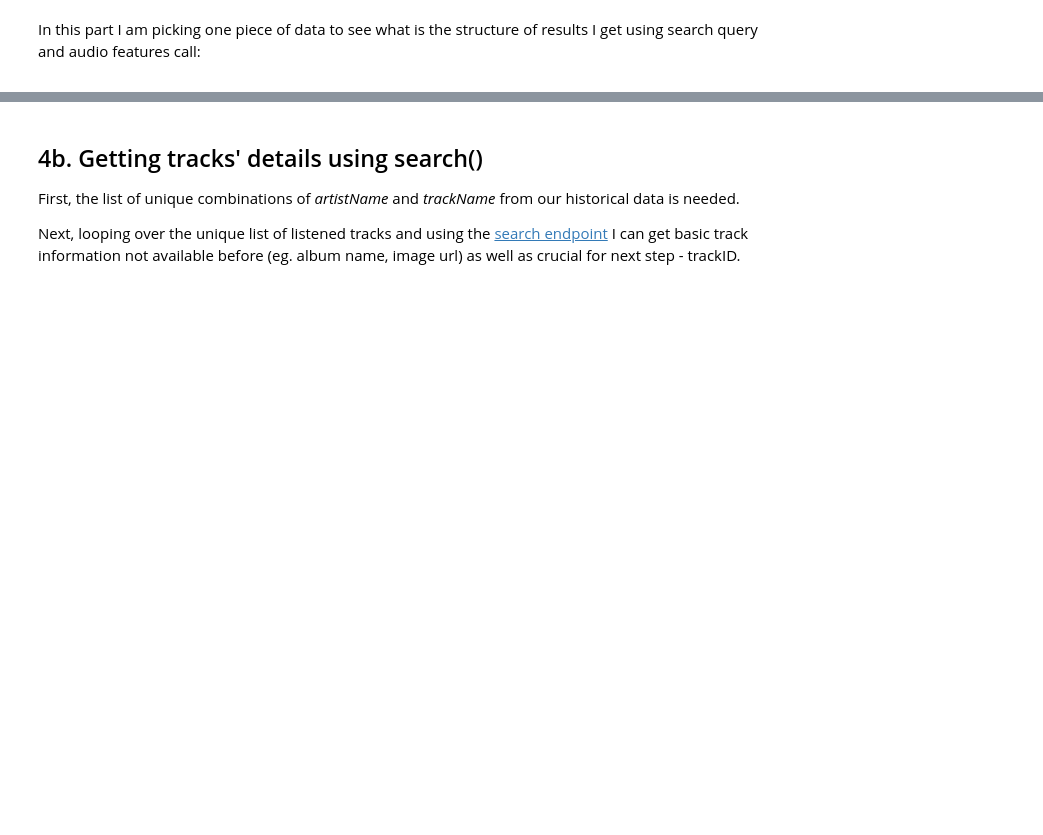
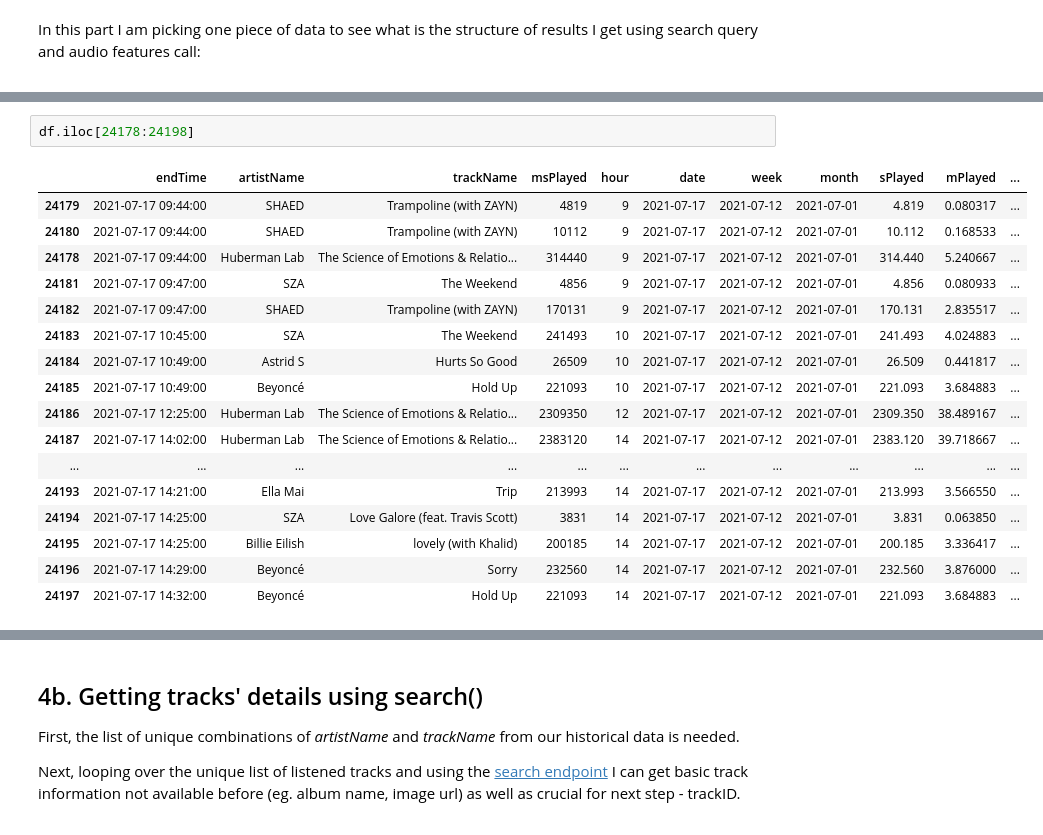
Before and after one commit to karolinastawicka/my-spotify-wrapped, a Jupyter notebook: notebooks/1. Data Prep.ipynb, the cells around one changed output, grey strips where cells are left out. Drawn from its saved outputs; the diff is of its cells as text; blank space fills up the shorter version.

```diff
--- a/notebooks/1. Data Prep.ipynb
+++ b/notebooks/1. Data Prep.ipynb
@@ -286,3 +306,23 @@ In this part I am picking one piece of data to see what is the structure of resu
+# %%
+df.iloc[24178:24198]
+# %% [output]
+|  | endTime | artistName | trackName | msPlayed | hour | date | week | month | sPlayed | mPlayed | ... |
+| 24179 | 2021-07-17 09:44:00 | SHAED | Trampoline (with ZAYN) | 4819 | 9 | 2021-07-17 | 2021-07-12 | 2021-07-01 | 4.819 | 0.080317 | ... |
+| 24180 | 2021-07-17 09:44:00 | SHAED | Trampoline (with ZAYN) | 10112 | 9 | 2021-07-17 | 2021-07-12 | 2021-07-01 | 10.112 | 0.168533 | ... |
+| 24178 | 2021-07-17 09:44:00 | Huberman Lab | The Science of Emotions & Relatio... | 314440 | 9 | 2021-07-17 | 2021-07-12 | 2021-07-01 | 314.440 | 5.240667 | ... |
+| 24181 | 2021-07-17 09:47:00 | SZA | The Weekend | 4856 | 9 | 2021-07-17 | 2021-07-12 | 2021-07-01 | 4.856 | 0.080933 | ... |
+| 24182 | 2021-07-17 09:47:00 | SHAED | Trampoline (with ZAYN) | 170131 | 9 | 2021-07-17 | 2021-07-12 | 2021-07-01 | 170.131 | 2.835517 | ... |
+| 24183 | 2021-07-17 10:45:00 | SZA | The Weekend | 241493 | 10 | 2021-07-17 | 2021-07-12 | 2021-07-01 | 241.493 | 4.024883 | ... |
+| 24184 | 2021-07-17 10:49:00 | Astrid S | Hurts So Good | 26509 | 10 | 2021-07-17 | 2021-07-12 | 2021-07-01 | 26.509 | 0.441817 | ... |
+| 24185 | 2021-07-17 10:49:00 | Beyoncé | Hold Up | 221093 | 10 | 2021-07-17 | 2021-07-12 | 2021-07-01 | 221.093 | 3.684883 | ... |
+| 24186 | 2021-07-17 12:25:00 | Huberman Lab | The Science of Emotions & Relatio... | 2309350 | 12 | 2021-07-17 | 2021-07-12 | 2021-07-01 | 2309.350 | 38.489167 | ... |
+| 24187 | 2021-07-17 14:02:00 | Huberman Lab | The Science of Emotions & Relatio... | 2383120 | 14 | 2021-07-17 | 2021-07-12 | 2021-07-01 | 2383.120 | 39.718667 | ... |
+| ... | ... | ... | ... | ... | ... | ... | ... | ... | ... | ... | ... |
+| 24193 | 2021-07-17 14:21:00 | Ella Mai | Trip | 213993 | 14 | 2021-07-17 | 2021-07-12 | 2021-07-01 | 213.993 | 3.566550 | ... |
+| 24194 | 2021-07-17 14:25:00 | SZA | Love Galore (feat. Travis Scott) | 3831 | 14 | 2021-07-17 | 2021-07-12 | 2021-07-01 | 3.831 | 0.063850 | ... |
+| 24195 | 2021-07-17 14:25:00 | Billie Eilish | lovely (with Khalid) | 200185 | 14 | 2021-07-17 | 2021-07-12 | 2021-07-01 | 200.185 | 3.336417 | ... |
+| 24196 | 2021-07-17 14:29:00 | Beyoncé | Sorry | 232560 | 14 | 2021-07-17 | 2021-07-12 | 2021-07-01 | 232.560 | 3.876000 | ... |
+| 24197 | 2021-07-17 14:32:00 | Beyoncé | Hold Up | 221093 | 14 | 2021-07-17 | 2021-07-12 | 2021-07-01 | 221.093 | 3.684883 | ... |
 # %%
 # simple check on one piece of data
 artistName = 'The Weeknd'
```
Also changed, not shown: parts of 16 cells of this notebook, 1 other file.
